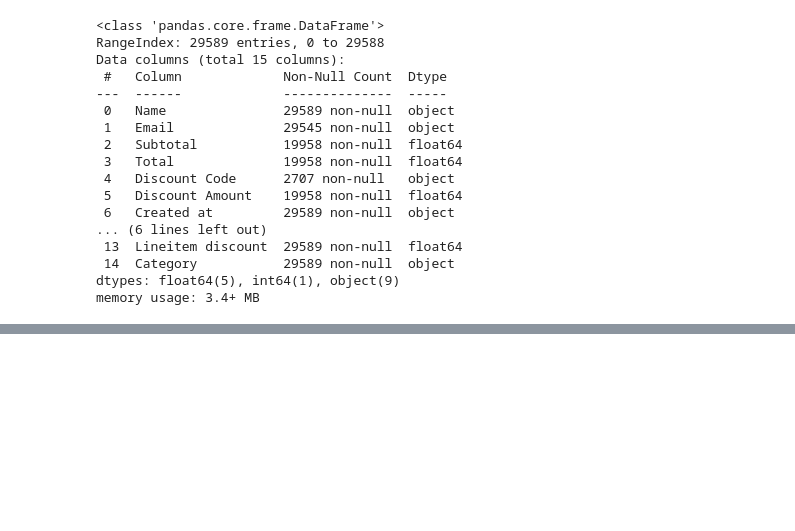
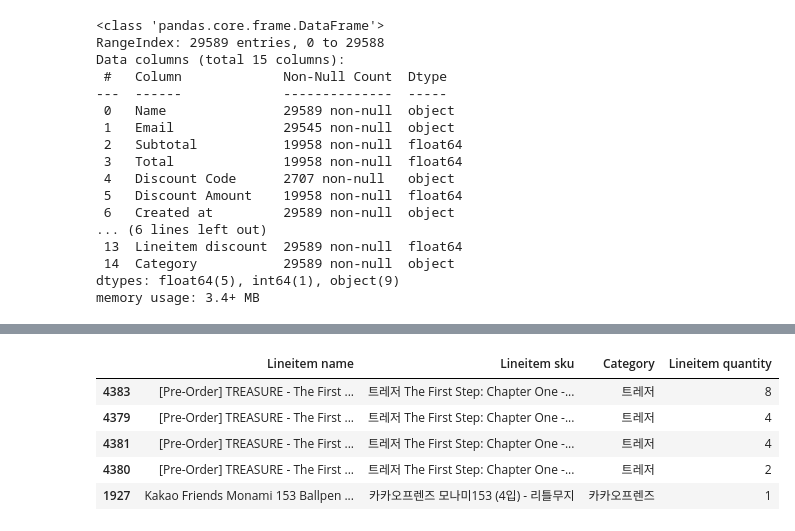
Before and after one commit to KrSuma/DaebakAnalysis, a Jupyter notebook: ItemAnalysis.ipynb, the cells around one changed output, grey strips where cells are left out. Cells and saved outputs as stored; diff of their text form; code cells hidden in the pictures; blank space fills up the shorter version.

```diff
--- a/ItemAnalysis.ipynb
+++ b/ItemAnalysis.ipynb
@@ -223,0 +232,10 @@ categorized2.head()
+# %%
+categorized2_by_category = categorized2.sort_values(by=['Category', 'Lineitem quantity'], ascending=False)
+categorized2_by_category.head()
+# %% [output]
+|  | Lineitem name | Lineitem sku | Category | Lineitem quantity |
+| 4383 | [Pre-Order] TREASURE - The First ... | 트레저 The First Step: Chapter One -... | 트레저 | 8 |
+| 4379 | [Pre-Order] TREASURE - The First ... | 트레저 The First Step: Chapter One -... | 트레저 | 4 |
+| 4381 | [Pre-Order] TREASURE - The First ... | 트레저 The First Step: Chapter One -... | 트레저 | 4 |
+| 4380 | [Pre-Order] TREASURE - The First ... | 트레저 The First Step: Chapter One -... | 트레저 | 2 |
+| 1927 | Kakao Friends Monami 153 Ballpen ... | 카카오프렌즈 모나미153 (4입) - 리틀무지 | 카카오프렌즈 | 1 |
```
Also changed, not shown: parts of 13 cells of this notebook.
